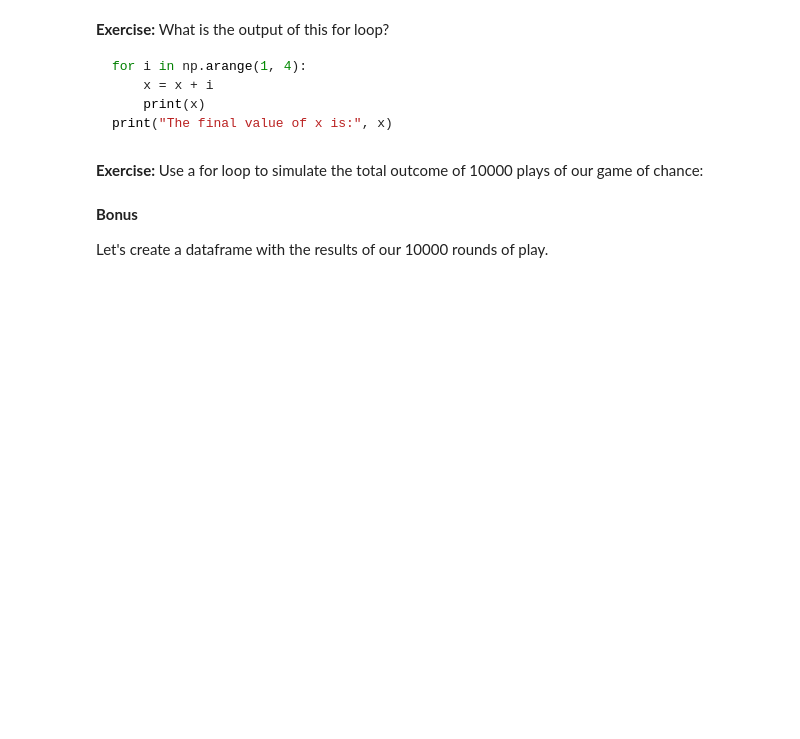
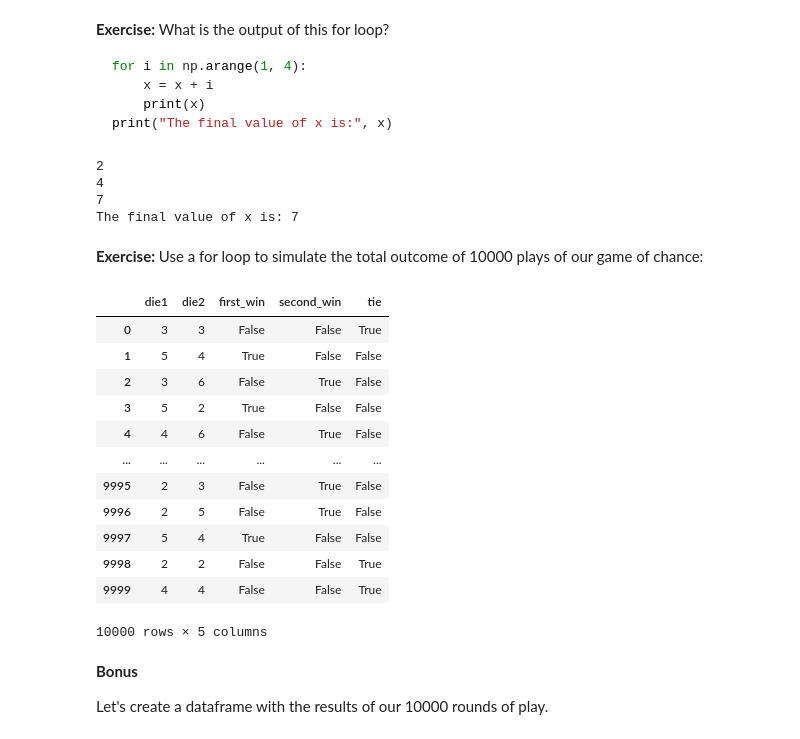
Before and after one commit to gabrielalusofona/icd, a Jupyter notebook: 03-ComparingDistributions.ipynb, the cells around one changed output. Cells and saved outputs as stored; diff of their text form; code cells hidden in the pictures; blank space fills up the shorter version.

````diff
--- a/03-ComparingDistributions.ipynb
+++ b/03-ComparingDistributions.ipynb
@@ -60,5 +87,11 @@ np.random.choice(die_faces)
 **Exercise**: Implement a function to simulate a single round of play and returns the result.
 # %%
 def simulate_one_round():
-    return None
+    die_faces = np.arange(1, 7)
+    die1 = np.random.choice(die_faces)
+    die2 = np.random.choice(die_faces)
+    first_win = die1 > die2
+    second_win = die2 > die1
+    tie = die1 == die2
+    return die1, die2, first_win, second_win, tie
 # %%
@@ -98,8 +147,53 @@ for i in np.arange(1, 4):
     print(x)
 print("The final value of x is:", x)
 ```
+# %%
+x = 1
+for i in np.arange(1, 4):
+    x = x + i
+    print(x)
+print("The final value of x is:", x)
+# %% [output]
+2
+4
+7
+The final value of x is: 7
 # %% [markdown]
 **Exercise:** Use a for loop to simulate the total outcome of 10000 plays of our game of chance:
+# %%
+die1_results = []
+die2_results = []
+first_win_results = []
+second_win_results = []
+tie_results = []
+for i in range(10_000):
+    die1, die2, first_win, second_win, tie = simulate_one_round()
+    die1_results.append(die1)
+    die2_results.append(die2)
+    first_win_results.append(first_win)
+    second_win_results.append(second_win)
+    tie_results.append(tie)
+# %%
+pd.DataFrame({'die1': die1_results,
+              'die2': die2_results,
+              'first_win': first_win_results,
+              'second_win': second_win_results,
+              'tie': tie_results
+             })
+# %% [output]
+|  | die1 | die2 | first_win | second_win | tie |
+| 0 | 3 | 3 | False | False | True |
+| 1 | 5 | 4 | True | False | False |
+| 2 | 3 | 6 | False | True | False |
+| 3 | 5 | 2 | True | False | False |
+| 4 | 4 | 6 | False | True | False |
+| ... | ... | ... | ... | ... | ... |
+| 9995 | 2 | 3 | False | True | False |
+| 9996 | 2 | 5 | False | True | False |
+| 9997 | 5 | 4 | True | False | False |
+| 9998 | 2 | 2 | False | False | True |
+| 9999 | 4 | 4 | False | False | True |
+10000 rows × 5 columns
 # %% [markdown]
 **Bonus**
 
````
Also changed, not shown: parts of 111 cells of this notebook, 1 other file.
